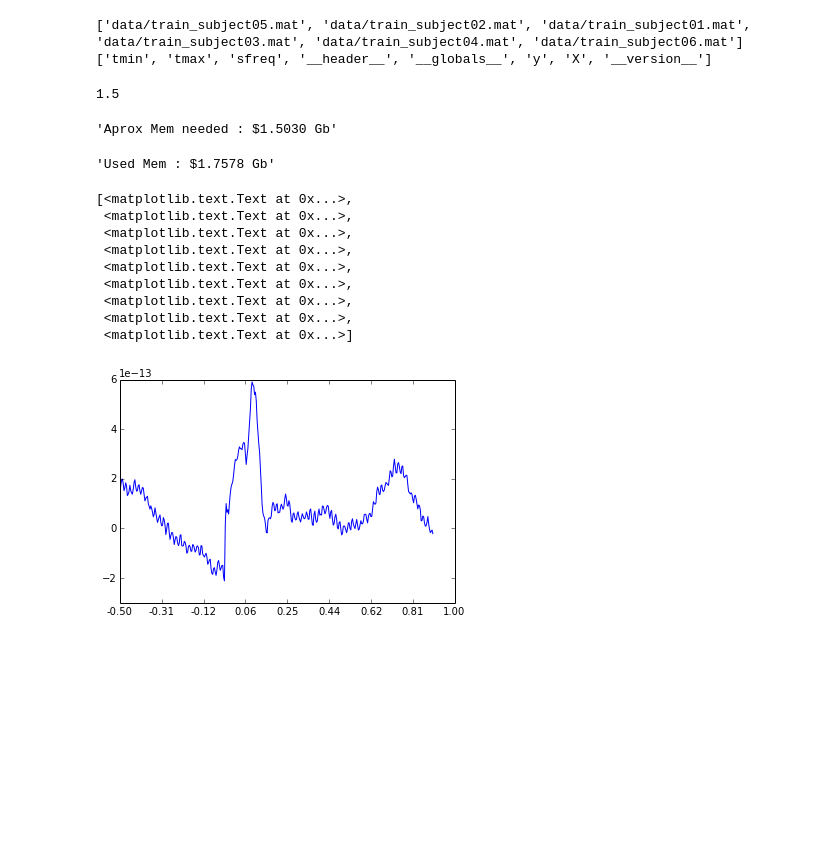
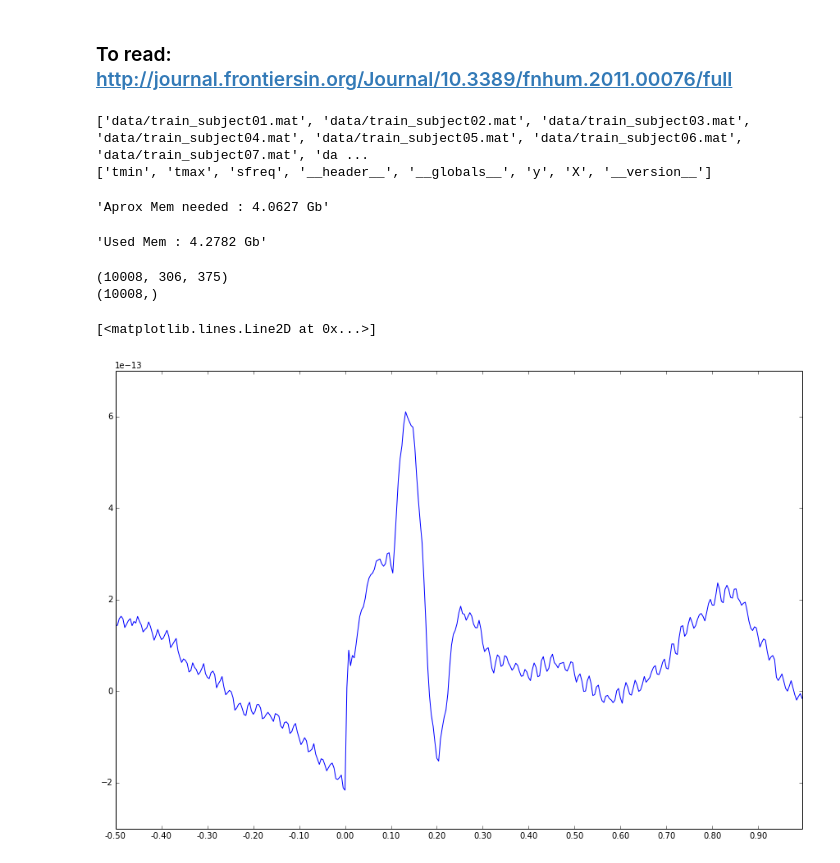
Before and after one commit to SnippyHolloW/kaggleMEG, a Jupyter notebook: Explore_all_subjects.ipynb, the cells around one changed output. Cells and saved outputs as stored; diff of their text form; code cells hidden in the pictures; blank space fills up the shorter version.

```diff
--- a/Explore_all_subjects.ipynb
+++ b/Explore_all_subjects.ipynb
@@ -1,9 +1,12 @@
+# %% [markdown]
+### To read: http://journal.frontiersin.org/Journal/10.3389/fnhum.2011.00076/full
 # %%
 from scipy.io import loadmat
 from pylab import imshow, show
 import matplotlib.pyplot as plt
+plt.rcParams['figure.figsize'] = 15, 10
 import glob
-subject_files = glob.glob("data/*.mat")
+subject_files = glob.glob("data/train*.mat")
 print subject_files
 
 d = loadmat(subject_files[0])
@@ -11,16 +14,15 @@ print d.keys()
 time = numpy.linspace(float(d['tmin']), float(d['tmax']), num=d['X'].shape[2])
 # d['X'].shape[2]/float(d['sfreq'][0])
 # %% [output]
-['data/train_subject05.mat', 'data/train_subject02.mat', 'data/train_subject01.mat', 'data/train_subject03.mat', 'data/train_subject04.mat', 'data/train_subject06.mat']
+['data/train_subject01.mat', 'data/train_subject02.mat', 'data/train_subject03.mat', 'data/train_subject04.mat', 'data/train_subject05.mat', 'data/train_subject06.mat', 'data/train_subject07.mat', 'da ...
 ['tmin', 'tmax', 'sfreq', '__header__', '__globals__', 'y', 'X', '__version__']
-1.5
 # %%
 # MAKE SURE you have memory before loading all the data!! (next cell)
 data = d['X']
 labels = d['y'].ravel()
 'Aprox Mem needed : %.4f Gb' % (len(subject_files) * data.nbytes / float(2**30))
 # %% [output]
-'Aprox Mem needed : $1.5030 Gb'
+'Aprox Mem needed : 4.0627 Gb'
 # %%
 for suj in subject_files:
     d = loadmat(suj)  # get it from https://www.kaggle.com/c/decoding-the-human-brain/download/train_01_06.zip
@@ -28,35 +30,30 @@ for suj in subject_files:
     labels = np.concatenate([labels, d['y'].ravel()], axis=0)
 'Used Mem : %.4f Gb' % (data.nbytes / float(2**30))
 # %% [output]
-'Used Mem : $1.7578 Gb'
+'Used Mem : 4.2782 Gb'
+# %%
+print data.shape
+print labels.shape
+# %% [output]
+(10008, 306, 375)
+(10008,)
 # %%
 # apparently a P1... need to improove electrode selection and it's way to early
-
-# can someone PLEASE make this xticks better.. it's so fucking hard to do stuff in a language you r not used to anymore... 0_0
-# it's important to known where this peak is...
 
 # Notice how the activity of interest is around 6e-13 (or ~600 fT), order of magnitude of endogenous MEG activity
 # More than that is almost centainly noise (of course this is an average, and single trials could go higher,
 # but I would put a threshold of 1000 fT for signal...)
 
 m = data.mean(axis=0)
 elecmean = m[200:300,:].mean(axis=0)
 ax = subplot(111)
+xticks_pos = range(0, elecmean.shape[0], 25)
+xticks_time = map(lambda x: "%.02f" % (x/d['sfreq'][0][0] - 0.5), range(0, elecmean.shape[0], 25))
+plt.xticks(xticks_pos, xticks_time)
 ax.plot(elecmean)
-# time = numpy.linspace(float(d['tmin']), float(d['tmax']), num=d['X'].shape[2])
-x = ["%.2f" % number for number in numpy.linspace(float(d['tmin']), float(d['tmax']), len(ax.xaxis.get_ticklabels()))]
-ax.xaxis.set_ticklabels(x)
 # %% [output]
-[<matplotlib.text.Text at 0x...>,
- <matplotlib.text.Text at 0x...>,
- <matplotlib.text.Text at 0x...>,
- <matplotlib.text.Text at 0x...>,
- <matplotlib.text.Text at 0x...>,
- <matplotlib.text.Text at 0x...>,
- <matplotlib.text.Text at 0x...>,
- <matplotlib.text.Text at 0x...>,
- <matplotlib.text.Text at 0x...>]
+[<matplotlib.lines.Line2D at 0x...>]
-[figure, old version]
+[figure, new version]
 # %%
 # why is it so slow Oo
 data1 = data[labels==1]
```
Also changed, not shown: parts of 9 cells of this notebook.
